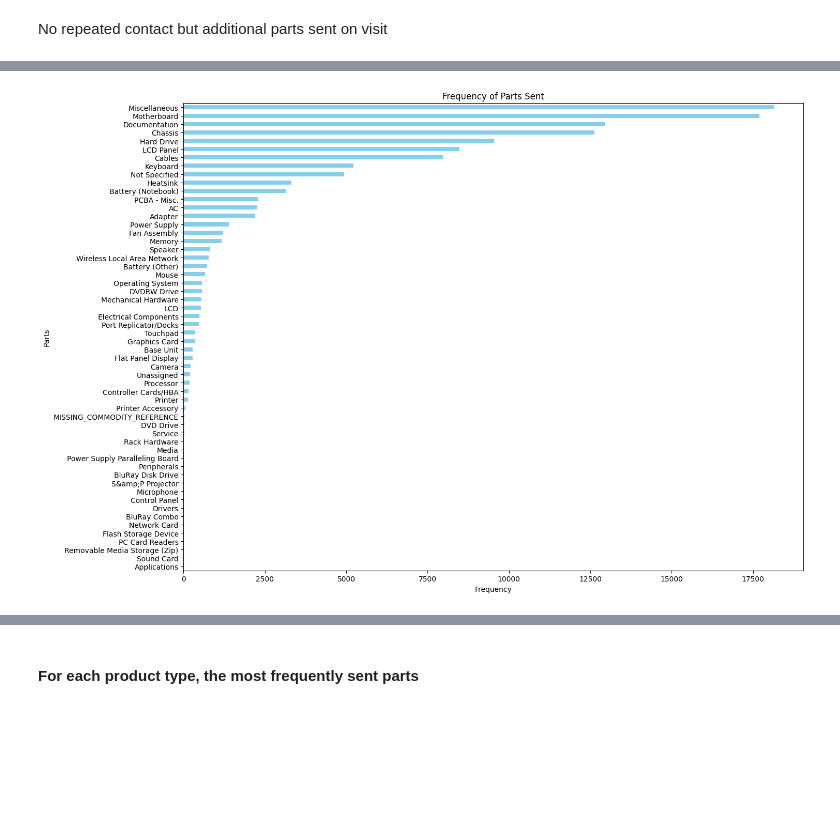
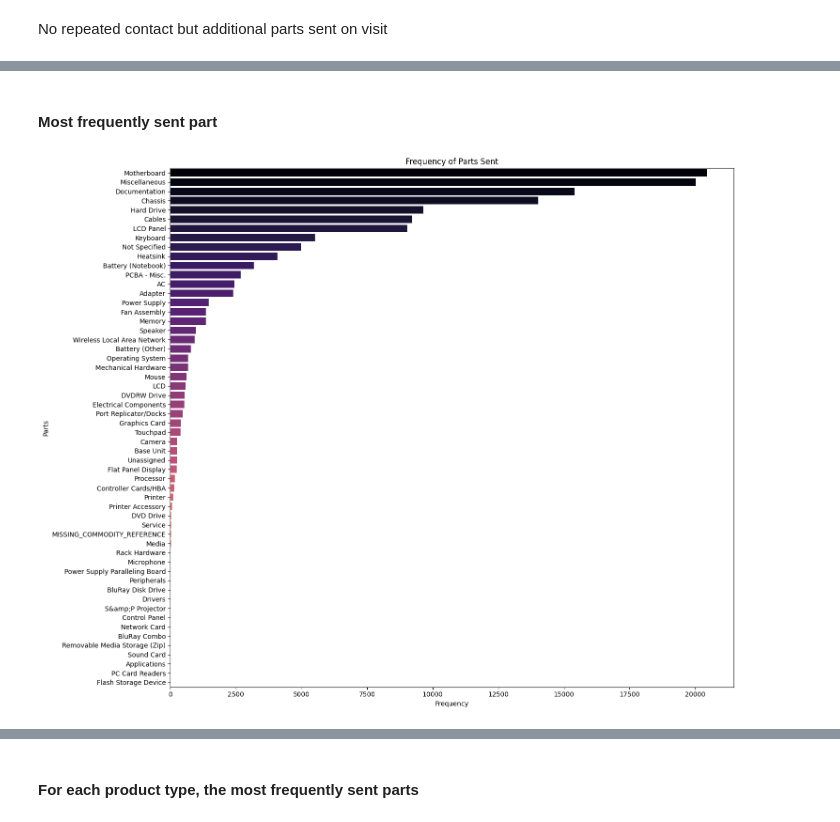
Before and after one commit to shthakur19/dell, a Jupyter notebook: dell_sol.ipynb, the cells around one changed output, grey strips where cells are left out. Drawn from its saved outputs; the diff is of its cells as text; code cells hidden in the pictures; blank space fills up the shorter version.

```diff
--- a/dell_sol.ipynb
+++ b/dell_sol.ipynb
@@ -85,0 +112,6 @@ dtype: int64
+# %%
+
+# Removing duplicate rows
+df = original_data.drop_duplicates()
+# Checking the shape of the cleaned dataset to confirm the removal
+df.shape[0]
@@ -203,7 +218,8 @@ Webcam                                          Input Device / Webcam
 Name: issue_type, Length: 63, dtype: object
 # %%
 # the most common topic_category for each issue_type
-common_topics = df.groupby('issue_type')['topic_category'].apply(lambda x: x.mode().iloc[0] if not x.mode().empty else "Unknown")
+common_topics = df.groupby('issue_type')['topic_category'].apply(lambda x: x.mode().iloc[0] if not x.mode().empty else "Not specified")
+# Setting 'topic_category' as 'Unknown' only where 'issue_type' is 'Unknown' and 'topic_category' is NaN
 print(common_topics)
 # %% [output]
 issue_type
@@ -219,7 +235,4 @@ Try & Buy                                        Unknown
 Unknown                                          Booting
 Wrong Solution / Product Sold         Incorrect Shipment
 Name: topic_category, Length: 83, dtype: object
-# %%
-# Setting 'topic_category' as 'Unknown' only where 'issue_type' is 'Unknown' and 'topic_category' is NaN
-df.loc[(df['issue_type'] == 'Unknown') & (df['topic_category'].isna()), 'topic_category'] = 'Unknown'
 # %% [markdown]
@@ -655,15 +798,11 @@ Name: count, dtype: int64
 original_df = df
 #df = original_df
 # %%
-# Converting weeks to date time format
-def week_to_date(week_num):
-    if isinstance(week_num, (int, np.int64)):  # Ensuring we're working with an integer
-        year = week_num // 100
-        week = week_num % 100
-        # Using ISO week date system (Monday as first day)
-        return datetime.datetime.strptime(f'{year}-W{week}-1', "%Y-W%U-%w").date()
-    return week_num  # Return the input unchanged if it's not an integer
+# Converting week numbers to date-time objects using pandas
+df['mnfture_wk'] = pd.to_datetime(df['mnfture_wk'].astype(str) + '0', format='%Y%U%w', errors='coerce')
+df['contract_st'] = pd.to_datetime(df['contract_st'].astype(str) + '0', format='%Y%U%w', errors='coerce')
+df['contract_end'] = pd.to_datetime(df['contract_end'].astype(str) + '0', format='%Y%U%w', errors='coerce')
+df['contact_wk'] = pd.to_datetime(df['contact_wk'].astype(str) + '0', format='%Y%U%w', errors='coerce')
 
-df['mnfture_wk'] = df['mnfture_wk'].apply(week_to_date)
-df['contract_st'] = df['contract_st'].apply(week_to_date)
-df['contract_end'] = df['contract_end'].apply(week_to_date)
+# Displaying the head of df to confirm the changes
+df.head()
@@ -670,15 +817,17 @@ df['contract_end'] = df['contract_end'].apply(week_to_date)
+# %% [markdown]
+#### Most frequently sent part
 # %%
 
-part_frequencies = parts_df.groupby('part')['count'].sum().sort_values(ascending=False)
-# Removing 'No Parts Sent' entry
+# Calculating the frequency of each part and plotting
+part_frequencies = df.groupby('sent_part')['sent_count'].sum().sort_values(ascending=False)
 part_frequencies = part_frequencies.drop('No Parts Sent', errors='ignore')
-plt.figure(figsize=(15, 10))
-part_frequencies.plot(kind='barh', color='skyblue')
+
+plt.figure(figsize=(15, 12))
+sns.barplot(x=part_frequencies.values, y=part_frequencies.index, palette="magma")
+plt.xlabel('Frequency')
 plt.ylabel('Parts')
-plt.xlabel('Frequency')
 plt.title('Frequency of Parts Sent')
-plt.gca().invert_yaxis()  # To have the part with the highest frequency on top
 plt.tight_layout()
 plt.show()
 # %% [output]
-[figure, old version]
+[figure, new version]
```
Also changed, not shown: parts of 116 cells of this notebook.
